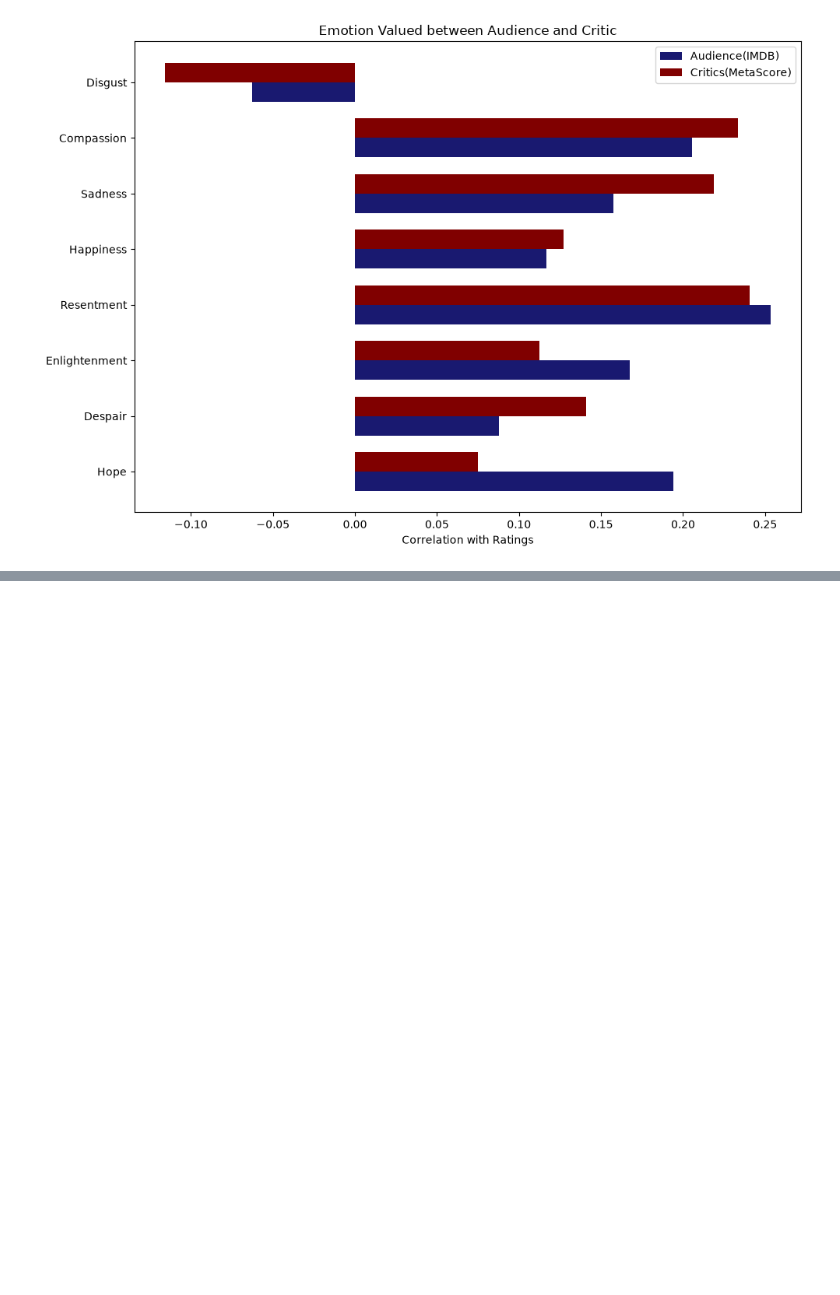
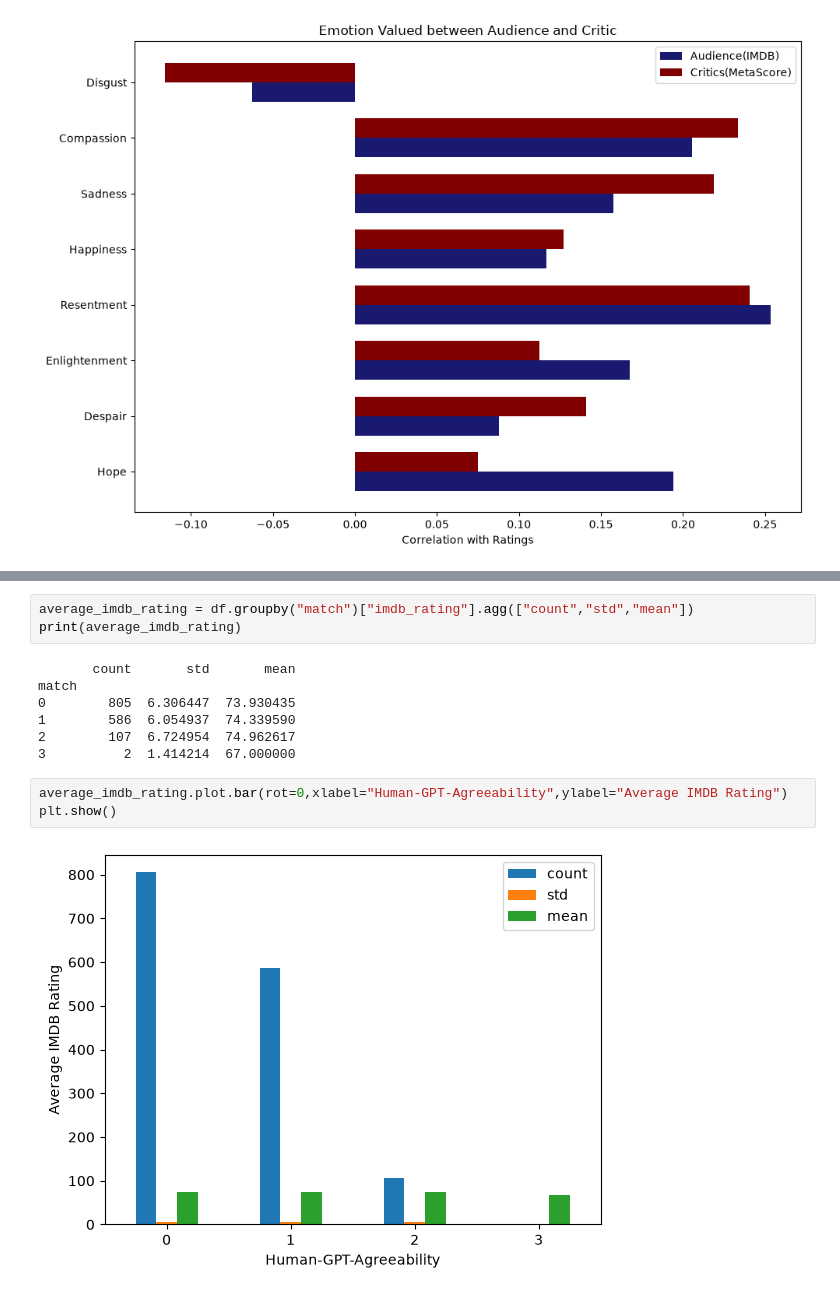
Before and after one commit to Subbu5602/Movie-Emotion-Analysis, a Jupyter notebook: movie_eda.ipynb, the cells around one changed output, grey strips where cells are left out. Cells and saved outputs as stored; diff of their text form; blank space fills up the shorter version.

```diff
--- a/movie_eda.ipynb
+++ b/movie_eda.ipynb
@@ -679,0 +673,15 @@ plt.show()
+# %%
+average_imdb_rating = df.groupby("match")["imdb_rating"].agg(["count","std","mean"])
+print(average_imdb_rating)
+# %% [output]
+       count       std       mean
+match
+0        805  6.306447  73.930435
+1        586  6.054937  74.339590
+2        107  6.724954  74.962617
+3          2  1.414214  67.000000
+# %%
+average_imdb_rating.plot.bar(rot=0,xlabel="Human-GPT-Agreeability",ylabel="Average IMDB Rating")
+plt.show()
+# %% [output]
+[figure, added]
```
Also changed, not shown: parts of 21 cells of this notebook, 1 other file.
